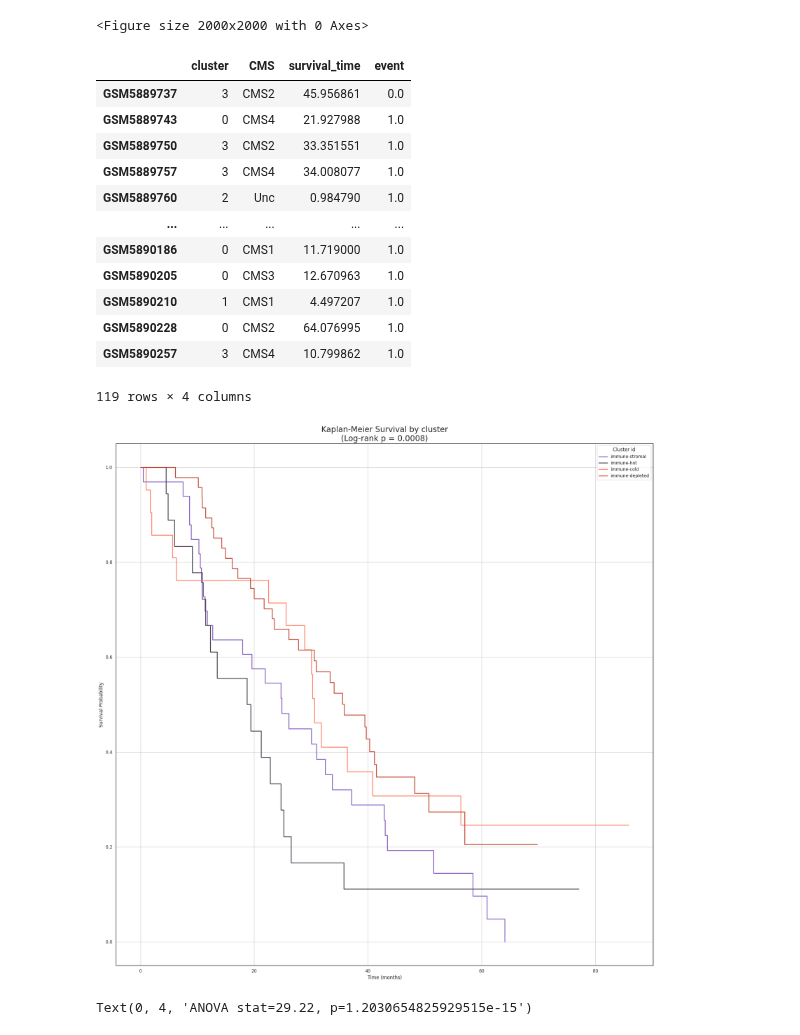
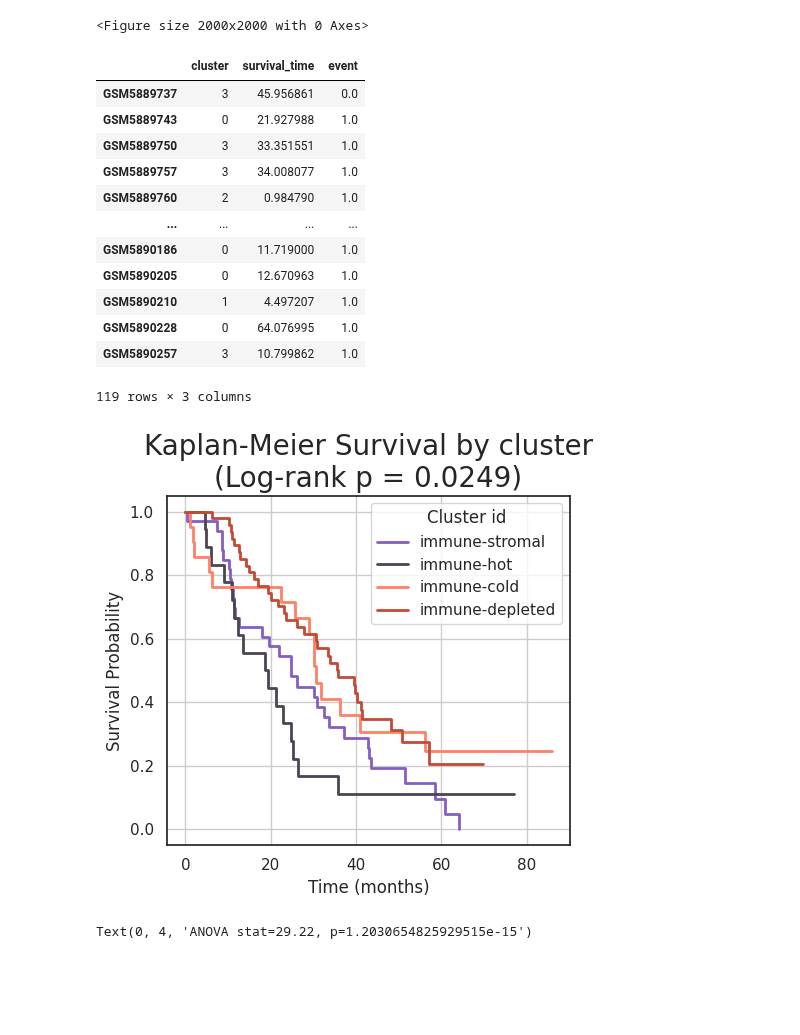
Before and after one commit to lkmaks/mcrc-cetuximab-analysis, a Jupyter notebook: notebooks/4_task_clusterization/clusterize_two_cohorts.ipynb, the cells around one changed output. Saved outputs shown, nothing was run; the diff lists cells and outputs as text; code cells hidden in the pictures; blank space fills up the shorter version.

```diff
--- a/notebooks/4_task_clusterization/clusterize_two_cohorts.ipynb
+++ b/notebooks/4_task_clusterization/clusterize_two_cohorts.ipynb
@@ -320,11 +320,10 @@ plt.tight_layout()
 <Figure size 2000x2000 with 0 Axes>
 # %%
 # Prepare data for OS analysis
-km_df = ann_2[['CMS_predicted', 'OS', 'OS_FLAG']].dropna()
+km_df = ann_2[['OS', 'OS_FLAG']]
 
 # Rename and convert OS from days to months
 km_df = km_df.rename(columns={
-    'CMS_predicted': 'CMS',
     'OS': 'survival_time',
     'OS_FLAG': 'event'
 })
@@ -337,19 +336,19 @@ df_cluster = df_cluster[['cluster']]
 km_df_with_cluster = df_cluster.merge(km_df, left_index=True, right_index=True, how='inner')
 km_df_with_cluster
 # %% [output]
-|  | cluster | CMS | survival_time | event |
-| GSM5889737 | 3 | CMS2 | 45.956861 | 0.0 |
-| GSM5889743 | 0 | CMS4 | 21.927988 | 1.0 |
-| GSM5889750 | 3 | CMS2 | 33.351551 | 1.0 |
-| GSM5889757 | 3 | CMS4 | 34.008077 | 1.0 |
-| GSM5889760 | 2 | Unc | 0.984790 | 1.0 |
-| ... | ... | ... | ... | ... |
-| GSM5890186 | 0 | CMS1 | 11.719000 | 1.0 |
-| GSM5890205 | 0 | CMS3 | 12.670963 | 1.0 |
-| GSM5890210 | 1 | CMS1 | 4.497207 | 1.0 |
-| GSM5890228 | 0 | CMS2 | 64.076995 | 1.0 |
-| GSM5890257 | 3 | CMS4 | 10.799862 | 1.0 |
+|  | cluster | survival_time | event |
+| GSM5889737 | 3 | 45.956861 | 0.0 |
+| GSM5889743 | 0 | 21.927988 | 1.0 |
+| GSM5889750 | 3 | 33.351551 | 1.0 |
+| GSM5889757 | 3 | 34.008077 | 1.0 |
+| GSM5889760 | 2 | 0.984790 | 1.0 |
+| ... | ... | ... | ... |
+| GSM5890186 | 0 | 11.719000 | 1.0 |
+| GSM5890205 | 0 | 12.670963 | 1.0 |
+| GSM5890210 | 1 | 4.497207 | 1.0 |
+| GSM5890228 | 0 | 64.076995 | 1.0 |
+| GSM5890257 | 3 | 10.799862 | 1.0 |
-119 rows × 4 columns
+119 rows × 3 columns
 # %%
 from lifelines import KaplanMeierFitter
 from lifelines.statistics import multivariate_logrank_test
@@ -382,36 +381,36 @@ for cluster in [0, 1, 2, 3]:
         # Find where CI curves cross 0.5
         lower_ci_time = ci_low[ci_low <= 0.5].index.min()
         upper_ci_time = ci_high[ci_high <= 0.5].index.min()
     except Exception:
         lower_ci_time, upper_ci_time = np.nan, np.nan
 
     median_survivals.append({
         'Cluster': cluster,
         'Median Survival (months)': median_,
         '95% CI Lower (approx)': lower_ci_time,
         '95% CI Upper (approx)': upper_ci_time
     })
 
 
 # --- 4. Log-rank test ---
 results = multivariate_logrank_test(
-    km_df['survival_time'],
-    km_df['CMS'],
+    km_df_with_cluster['survival_time'],
+    km_df_with_cluster['cluster'],
     event_observed=km_df['event']
 )
 p_value = results.p_value
 
 # --- 5. Plot formatting ---
 plt.title(f"Kaplan-Meier Survival by cluster\n(Log-rank p = {p_value:.4f})", fontsize=20)
 
 plt.xlabel("Time (months)")
 plt.ylabel("Survival Probability")
 plt.legend(title='Cluster id')
 plt.grid(True)
 plt.tight_layout()
 plt.show()
 # %% [output]
-[figure, old version]
+[figure, new version]
 # %%
 df_cluster = df_all.copy()
 df_cluster['cluster'] = labels[2]
```
Also changed, not shown: parts of 1 cell of this notebook, 8 other files.
